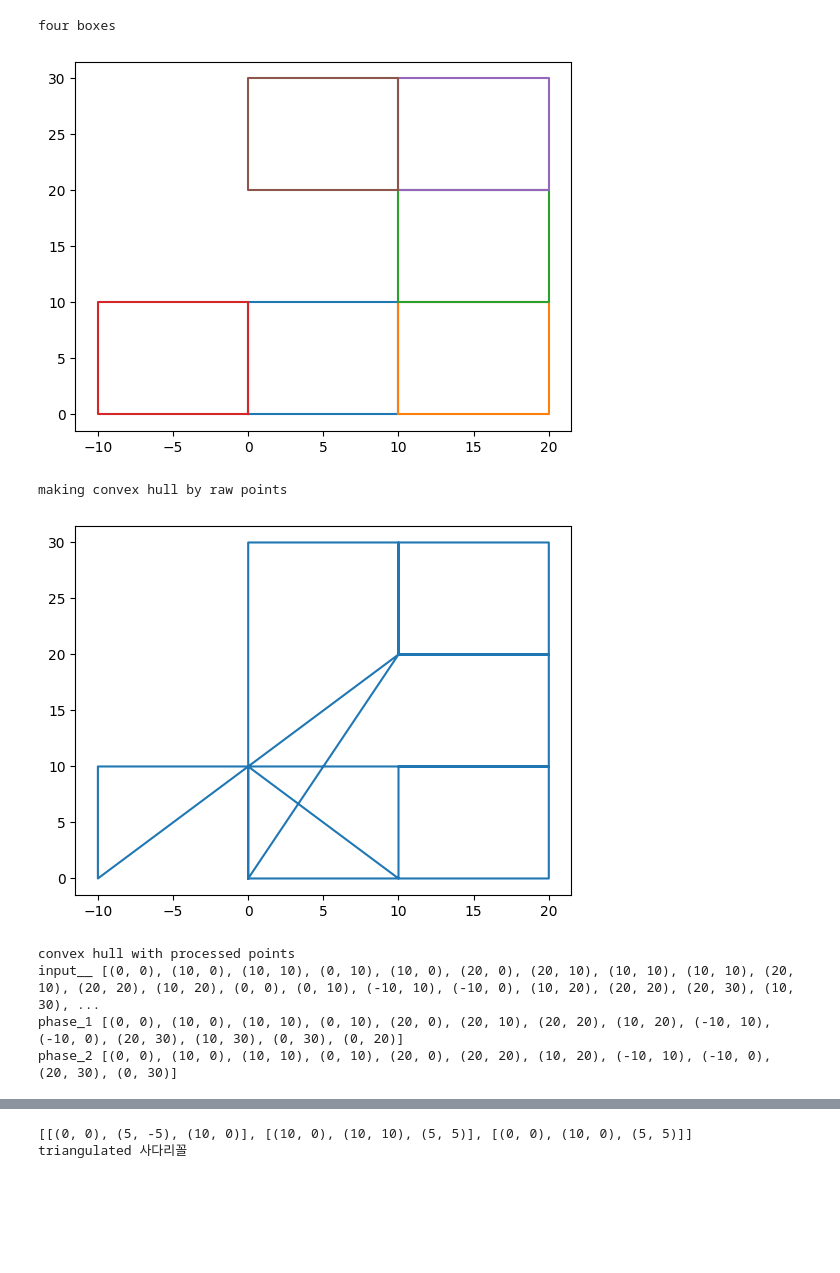
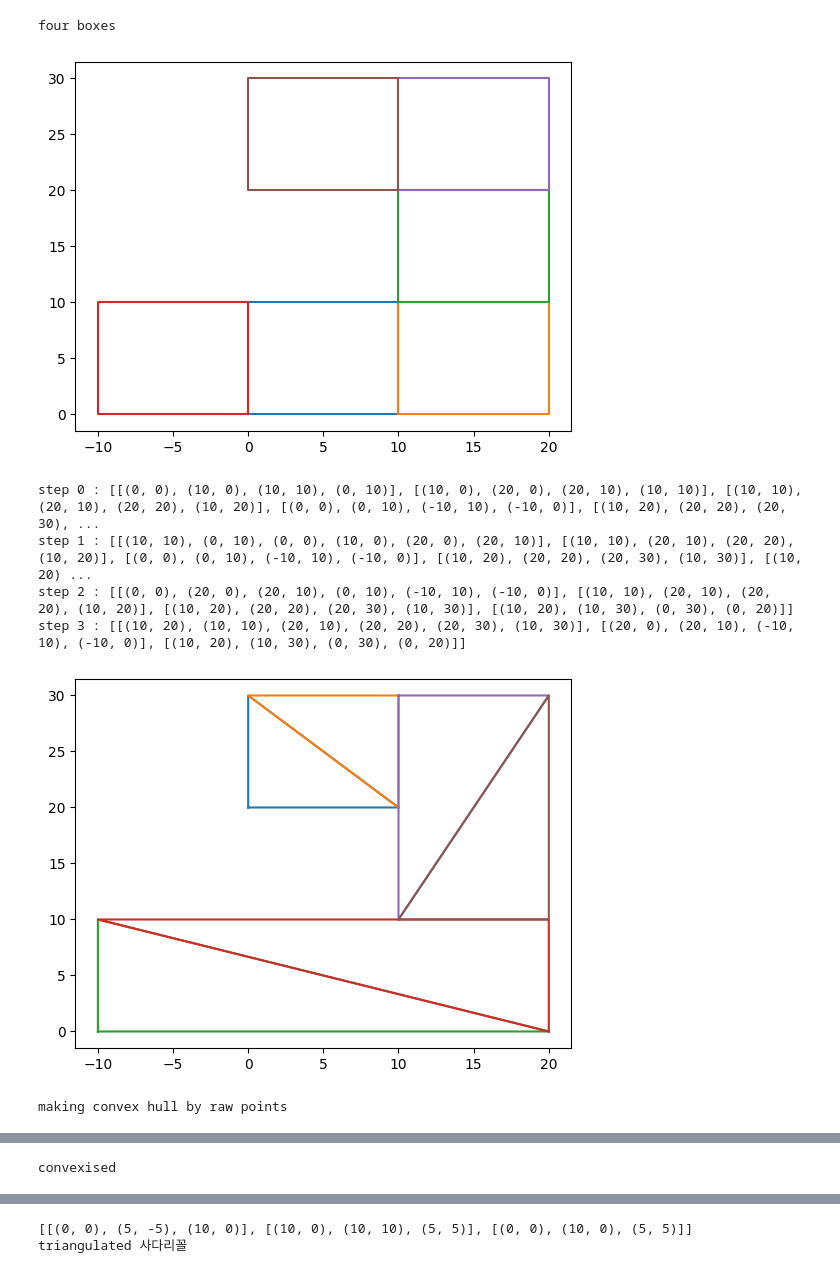
Before and after one commit to joonhyuk/python-game-engine, a Jupyter notebook: lib/foundation/libtest.ipynb, the cells around one changed output, grey strips where cells are left out. Drawn from its saved outputs; the diff is of its cells as text; code cells hidden in the pictures; blank space fills up the shorter version.

Commit message:
convex tuning

```diff
--- a/lib/foundation/libtest.ipynb
+++ b/lib/foundation/libtest.ipynb
@@ -54,7 +54,8 @@ def triangulate_all(shapes:list):
     triangles.reverse()
     return triangles
 
-def draw(*poly):
+def draw(*poly, title:str = None):
+    if title is not None: print(title)
     plt.figure()
     for pl in poly:
         plts = pl[:]
@@ -197,26 +395,26 @@ draw(*convexise(tris))
 # %%
 
 print('four boxes')
 draw(*boxes)
-
+draw(*test_convexes(boxes))
 print('making convex hull by raw points')
 draw(pts)
 
 print('convex hull with processed points')
 draw(check_point_on_segment(pts))
 
 nt=[[v(0,0), v(10,0), v(5,5)],
     [v(5,-5), v(10,0), v(0,0)],
     [v(10,0), v(10,10), v(5,5)]]
 
 print('convexised')
 draw(*convexise(nt))
 # %% [output]
 four boxes
 [figure]
-making convex hull by raw points
+step 0 : [[(0, 0), (10, 0), (10, 10), (0, 10)], [(10, 0), (20, 0), (20, 10), (10, 10)], [(10, 10), (20, 10), (20, 20), (10, 20)], [(0, 0), (0, 10), (-10, 10), (-10, 0)], [(10, 20), (20, 20), (20, 30), ...
+step 1 : [[(10, 10), (0, 10), (0, 0), (10, 0), (20, 0), (20, 10)], [(10, 10), (20, 10), (20, 20), (10, 20)], [(0, 0), (0, 10), (-10, 10), (-10, 0)], [(10, 20), (20, 20), (20, 30), (10, 30)], [(10, 20) ...
+step 2 : [[(0, 0), (20, 0), (20, 10), (0, 10), (-10, 10), (-10, 0)], [(10, 10), (20, 10), (20, 20), (10, 20)], [(10, 20), (20, 20), (20, 30), (10, 30)], [(10, 20), (10, 30), (0, 30), (0, 20)]]
+step 3 : [[(10, 20), (10, 10), (20, 10), (20, 20), (20, 30), (10, 30)], [(20, 0), (20, 10), (-10, 10), (-10, 0)], [(10, 20), (10, 30), (0, 30), (0, 20)]]
-[figure, old version]
+[figure, new version]
-convex hull with processed points
-input__ [(0, 0), (10, 0), (10, 10), (0, 10), (10, 0), (20, 0), (20, 10), (10, 10), (10, 10), (20, 10), (20, 20), (10, 20), (0, 0), (0, 10), (-10, 10), (-10, 0), (10, 20), (20, 20), (20, 30), (10, 30), ...
-phase_1 [(0, 0), (10, 0), (10, 10), (0, 10), (20, 0), (20, 10), (20, 20), (10, 20), (-10, 10), (-10, 0), (20, 30), (10, 30), (0, 30), (0, 20)]
-phase_2 [(0, 0), (10, 0), (10, 10), (0, 10), (20, 0), (20, 20), (10, 20), (-10, 10), (-10, 0), (20, 30), (0, 30)]
+making convex hull by raw points
@@ -225,0 +427 @@ convexised
+convexised
```
Also changed, not shown: parts of 6 cells of this notebook, 1 other file.
